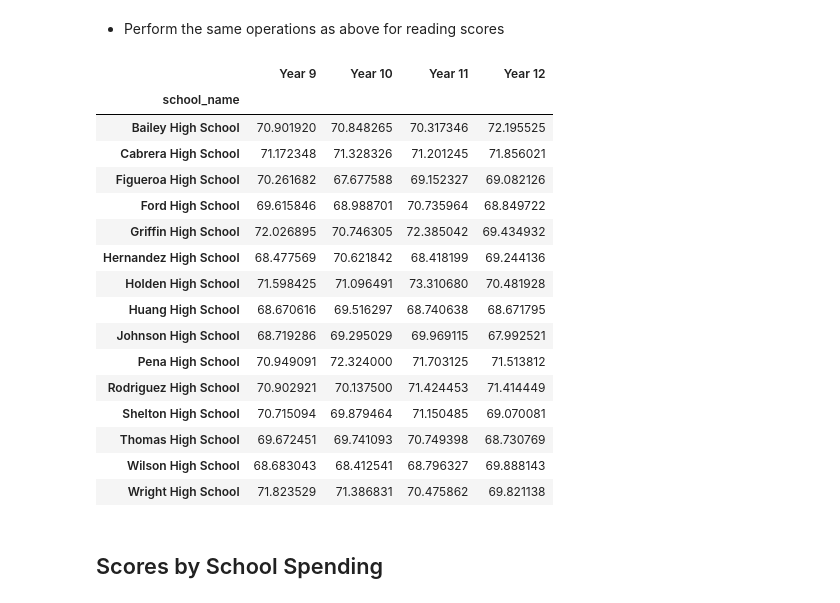
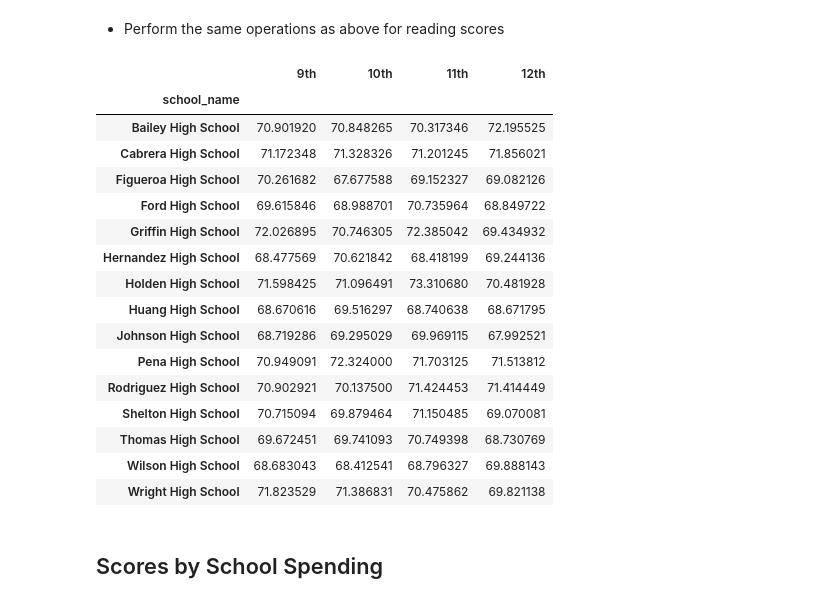
Before and after one commit to nickjaycarr88/pandas_challenge, a Jupyter notebook: PyCitySchools_starter_trial.ipynb, the cells around one changed output. Cells and saved outputs as stored; diff of their text form; code cells hidden in the pictures.

```diff
--- a/PyCitySchools_starter_trial.ipynb
+++ b/PyCitySchools_starter_trial.ipynb
@@ -451,29 +253,41 @@ year_twelve_reading = school_data_complete.loc[school_data_complete['year'] == 1
-# %%
-reading_scores = pd.DataFrame({
-        "Year 9": year_nine_reading,
-        "Year 10": year_ten_reading,
-        "Year 11": year_eleven_reading,
-        "Year 12": year_twelve_reading
-})
-reading_scores
-# %% [output]
-|  | Year 9 | Year 10 | Year 11 | Year 12 |
-| school_name |  |  |  |  |
-| Bailey High School | 70.901920 | 70.848265 | 70.317346 | 72.195525 |
-| Cabrera High School | 71.172348 | 71.328326 | 71.201245 | 71.856021 |
-| Figueroa High School | 70.261682 | 67.677588 | 69.152327 | 69.082126 |
-| Ford High School | 69.615846 | 68.988701 | 70.735964 | 68.849722 |
-| Griffin High School | 72.026895 | 70.746305 | 72.385042 | 69.434932 |
-| Hernandez High School | 68.477569 | 70.621842 | 68.418199 | 69.244136 |
-| Holden High School | 71.598425 | 71.096491 | 73.310680 | 70.481928 |
-| Huang High School | 68.670616 | 69.516297 | 68.740638 | 68.671795 |
-| Johnson High School | 68.719286 | 69.295029 | 69.969115 | 67.992521 |
-| Pena High School | 70.949091 | 72.324000 | 71.703125 | 71.513812 |
-| Rodriguez High School | 70.902921 | 70.137500 | 71.424453 | 71.414449 |
-| Shelton High School | 70.715094 | 69.879464 | 71.150485 | 69.070081 |
-| Thomas High School | 69.672451 | 69.741093 | 70.749398 | 68.730769 |
-| Wilson High School | 68.683043 | 68.412541 | 68.796327 | 69.888143 |
-| Wright High School | 71.823529 | 71.386831 | 70.475862 | 69.821138 |
+# %%
+# Calculate the average reading score for students of 9th grade at each school
+school_avg_reading_9th = school_data_complete[school_data_complete['year']==9].groupby('school_name')['reading_score'].mean()
+# Calculate the average reading score for students of 10th grade at each school
+school_avg_reading_10th = school_data_complete[school_data_complete['year']==10].groupby('school_name')['reading_score'].mean()
+# Calculate the average reading score for students of 11th grade at each school
+school_avg_reading_11th = school_data_complete[school_data_complete['year']==11].groupby('school_name')['reading_score'].mean()
+# Calculate the average reading score for students of 12th grade at each school
+school_avg_reading_12th = school_data_complete[school_data_complete['year']==12].groupby('school_name')['reading_score'].mean()
+
+# Create a dataframe to hold the above results
+grade_reading_score={
+    '9th':school_avg_reading_9th,
+    '10th':school_avg_reading_10th,
+    '11th':school_avg_reading_11th,
+    '12th':school_avg_reading_12th,
+    }
+
+reading_score_by_grade = pd.DataFrame(grade_reading_score)
+reading_score_by_grade.head(50)
+# %% [output]
+|  | 9th | 10th | 11th | 12th |
+| school_name |  |  |  |  |
+| Bailey High School | 70.901920 | 70.848265 | 70.317346 | 72.195525 |
+| Cabrera High School | 71.172348 | 71.328326 | 71.201245 | 71.856021 |
+| Figueroa High School | 70.261682 | 67.677588 | 69.152327 | 69.082126 |
+| Ford High School | 69.615846 | 68.988701 | 70.735964 | 68.849722 |
+| Griffin High School | 72.026895 | 70.746305 | 72.385042 | 69.434932 |
+| Hernandez High School | 68.477569 | 70.621842 | 68.418199 | 69.244136 |
+| Holden High School | 71.598425 | 71.096491 | 73.310680 | 70.481928 |
+| Huang High School | 68.670616 | 69.516297 | 68.740638 | 68.671795 |
+| Johnson High School | 68.719286 | 69.295029 | 69.969115 | 67.992521 |
+| Pena High School | 70.949091 | 72.324000 | 71.703125 | 71.513812 |
+| Rodriguez High School | 70.902921 | 70.137500 | 71.424453 | 71.414449 |
+| Shelton High School | 70.715094 | 69.879464 | 71.150485 | 69.070081 |
+| Thomas High School | 69.672451 | 69.741093 | 70.749398 | 68.730769 |
+| Wilson High School | 68.683043 | 68.412541 | 68.796327 | 69.888143 |
+| Wright High School | 71.823529 | 71.386831 | 70.475862 | 69.821138 |
 # %% [markdown]
 ## Scores by School Spending
 # %% [markdown]
```
Also changed, not shown: parts of 69 cells of this notebook, 2 other files.
